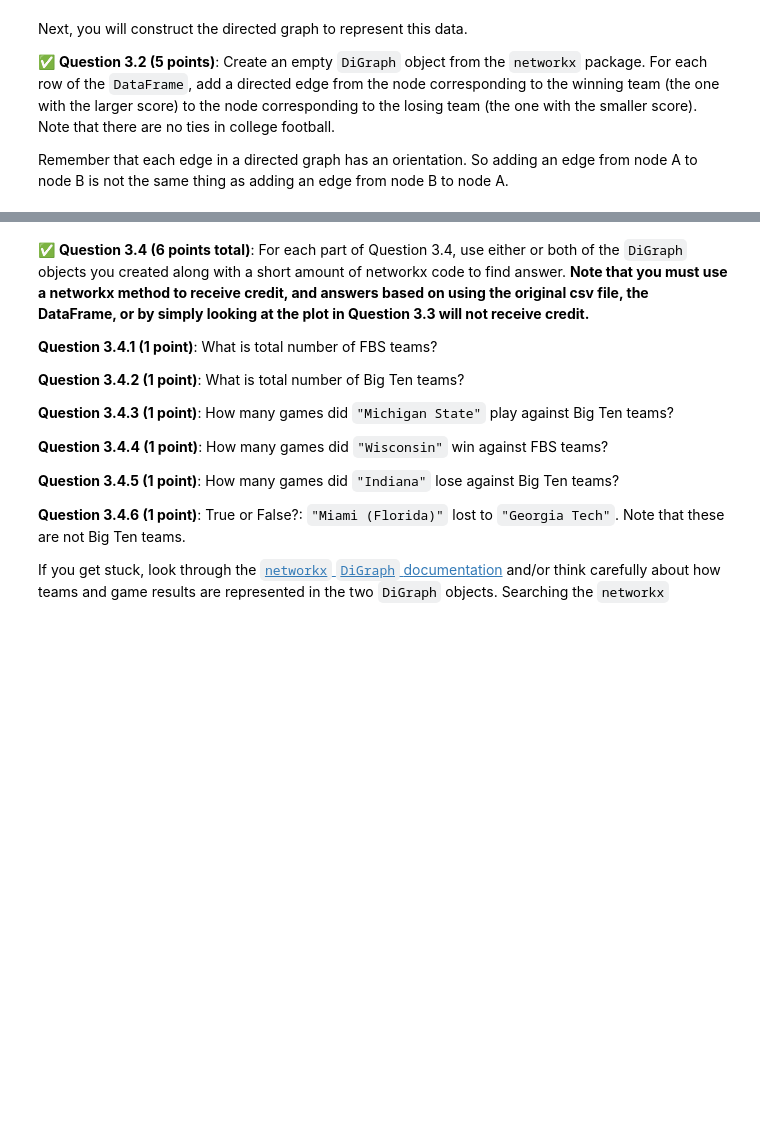
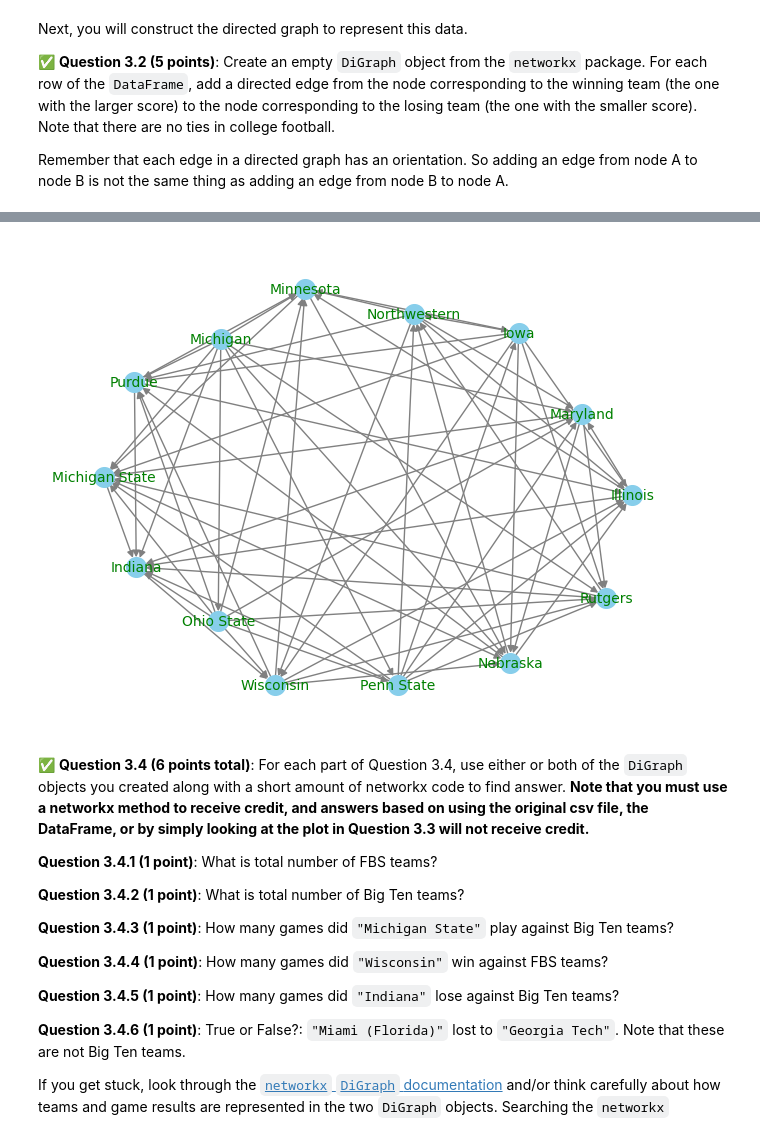
Before and after one commit to Lawpantoe/CMSE202-f23-turnin, a Jupyter notebook: hw-02/HW-02_ABMandGraphTheory-STUDENT.ipynb, the cells around one changed output, grey strips where cells are left out. Cells and saved outputs as stored; diff of their text form; code cells hidden in the pictures; blank space fills up the shorter version.

```diff
--- a/hw-02/HW-02_ABMandGraphTheory-STUDENT.ipynb
+++ b/hw-02/HW-02_ABMandGraphTheory-STUDENT.ipynb
@@ -533,3 +562,25 @@ Remember that each edge in a directed graph has an orientation. So adding an edg
+# %%
+# Put your code for Question 3.2 here:
+import networkx as nx
+
+G = nx.DiGraph()
+
+for index, row in Football.iterrows():
+
+    team1 = row['Team 1']
+    score1 = row['Score 1']
+    team2 = row['Team 2']
+    score2 = row['Score 2']
+
+    if score1 > score2:
+        winner = team1
+        loser = team2
+    else:
+        winner = team2
+        loser = team1
+
+
+    G.add_edge(winner, loser)
 # %% [markdown]
 This graph has over 100 nodes and hundreds of edges, so it will be hard to look at the entire graph at once. But we can construct and display a small subgraph of the entire directed graph.
 
@@ -544,9 +595,19 @@ If you do this part correctly, you should get something that looks like this: <i
 # %%
 # Put your code for Question 3.3 here:
 BigTen_positions = {"Michigan State":(0.63,0.92),"Michigan":(0.96,0.71),"Penn State":(1.17,0.38),"Rutgers":(1.25,0.0),
                     "Ohio State":(1.17,-0.38),"Maryland":(0.96,-0.71),"Indiana":(0.63,-0.92),
                     "Illinois":(-0.63,-0.92),"Purdue":(-0.96,-0.71),"Nebraska":(-1.17,-0.38),
                     "Iowa":(-1.25,0.0),"Northwestern":(-1.17,0.38),"Wisconsin":(-0.96,0.71),"Minnesota":(-0.63,0.92)}
+
+
+Big_Ten = G.subgraph(BigTen_positions)
+
+pos = nx.spring_layout(BigTen_positions)
+
+
+nx.draw(Big_Ten, pos = pos, with_labels = True , node_color='skyblue', node_size=200, edge_color='gray', font_size=10, font_color="g")
+# %% [output]
+[figure, added]
 # %% [markdown]
 &#9989;  **Question 3.4 (6 points total)**: For each part of Question 3.4, use either or both of the `DiGraph` objects you created along with a short amount of networkx code to find answer. **Note that you must use a networkx method to receive credit, and answers based on using the original csv file, the DataFrame, or by simply looking at the plot in Question 3.3 will not receive credit.**
 
```
Also changed, not shown: parts of 15 cells of this notebook.
